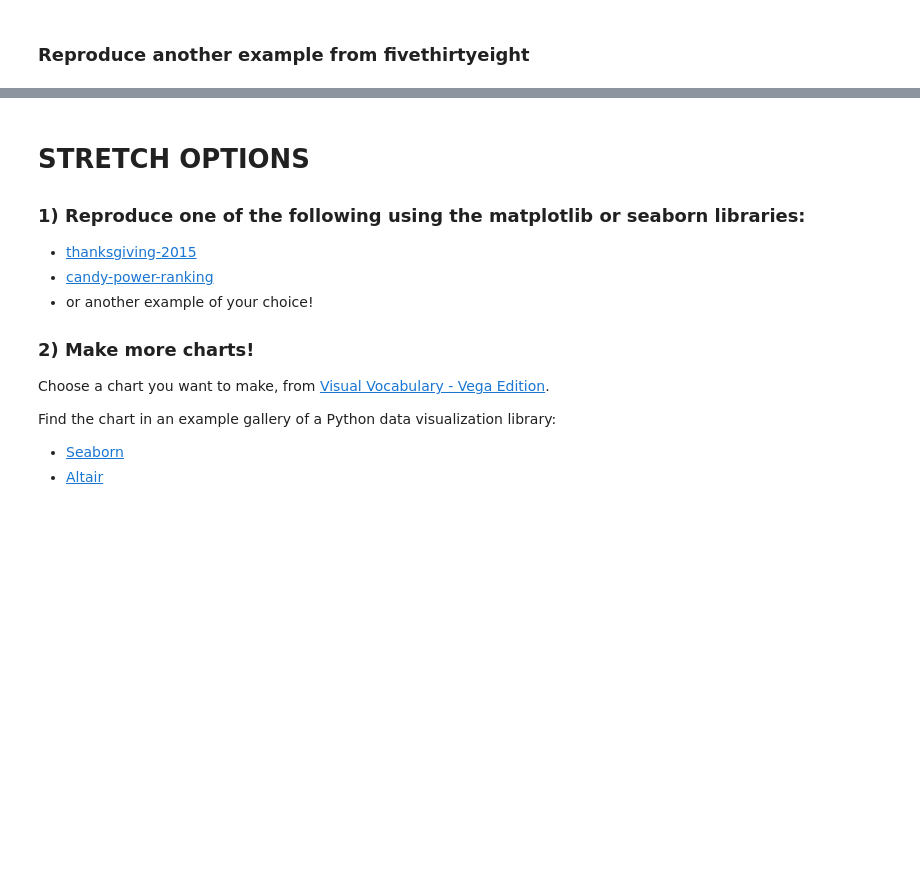
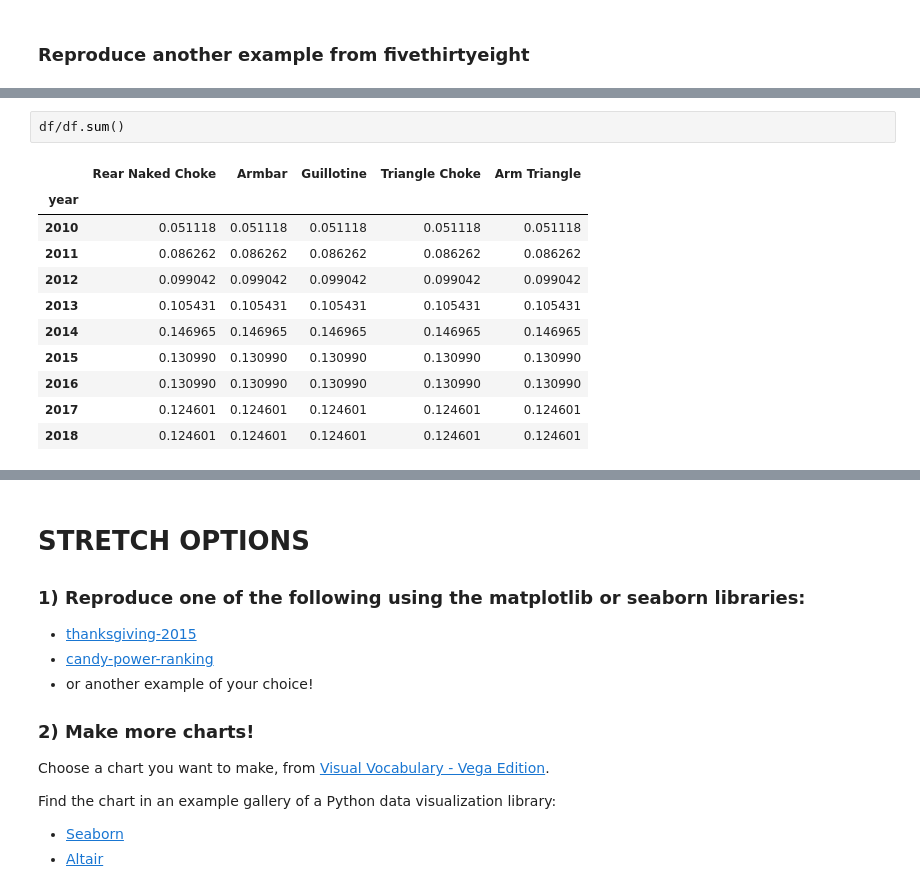
Before and after one commit to ekoly/DS-Unit-1-Sprint-1-Data-Wrangling-and-Storytelling, a Jupyter notebook: module4-make-explanatory-visualizations/LS_DS_114_Make_Explanatory_Visualizations_Assignment.ipynb, the cells around one changed output, grey strips where cells are left out. Saved outputs shown, nothing was run; the diff lists cells and outputs as text; blank space fills up the shorter version.

```diff
--- a/module4-make-explanatory-visualizations/LS_DS_114_Make_Explanatory_Visualizations_Assignment.ipynb
+++ b/module4-make-explanatory-visualizations/LS_DS_114_Make_Explanatory_Visualizations_Assignment.ipynb
@@ -97,0 +116,14 @@ fig.show()
+# %%
+df/df.sum()
+# %% [output]
+|  | Rear Naked Choke | Armbar | Guillotine | Triangle Choke | Arm Triangle |
+| year |  |  |  |  |  |
+| 2010 | 0.051118 | 0.051118 | 0.051118 | 0.051118 | 0.051118 |
+| 2011 | 0.086262 | 0.086262 | 0.086262 | 0.086262 | 0.086262 |
+| 2012 | 0.099042 | 0.099042 | 0.099042 | 0.099042 | 0.099042 |
+| 2013 | 0.105431 | 0.105431 | 0.105431 | 0.105431 | 0.105431 |
+| 2014 | 0.146965 | 0.146965 | 0.146965 | 0.146965 | 0.146965 |
+| 2015 | 0.130990 | 0.130990 | 0.130990 | 0.130990 | 0.130990 |
+| 2016 | 0.130990 | 0.130990 | 0.130990 | 0.130990 | 0.130990 |
+| 2017 | 0.124601 | 0.124601 | 0.124601 | 0.124601 | 0.124601 |
+| 2018 | 0.124601 | 0.124601 | 0.124601 | 0.124601 | 0.124601 |
```
Also changed, not shown: parts of 3 cells of this notebook.
